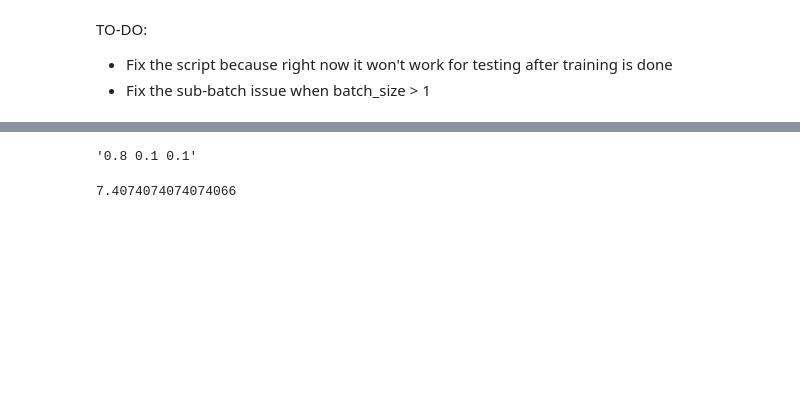
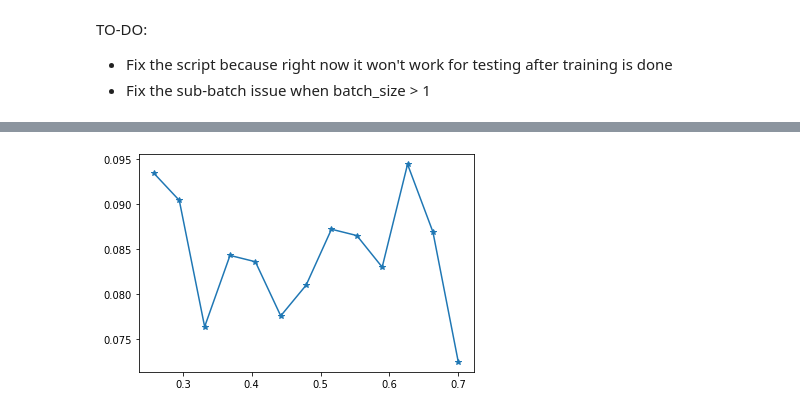
Before and after one commit to learningmatter-mit/NeuralForceField, a Jupyter notebook: tutorials/06_cp3d_dataset.ipynb, the cells around one changed output, grey strips where cells are left out. Cells and saved outputs as stored; diff of their text form; code cells hidden in the pictures; blank space fills up the shorter version.

```diff
--- a/tutorials/06_cp3d_dataset.ipynb
+++ b/tutorials/06_cp3d_dataset.ipynb
@@ -387,8 +325,0 @@ make_split(csv_folder, summary_dic, prop)
-# %%
-import numpy as np
-
-split_sizes = [0.8, 0.1, 0.1]
-split_str = " ".join(np.array(split_sizes).astype("str"))
-split_str
-# %% [output]
-'0.8 0.1 0.1'
@@ -426,4 +325,0 @@ for name in ['train', 'val', 'test']:
-# %%
-6 / 81 * 100
-# %% [output]
-7.4074074074074066
@@ -432,0 +326,27 @@ dictobj = [dict(i) for i in reader]
+# %%
+from matplotlib import pyplot as plt
+
+dic = {
+    "0.2578947368421053": 0.0934,
+    "0.29473684210526313": 0.0904,
+    "0.33157894736842103": 0.0764,
+    "0.3684210526315789": 0.0843,
+    "0.4052631578947368": 0.0836,
+    "0.4421052631578947": 0.0776,
+    "0.4789473684210526": 0.081,
+    "0.5157894736842105": 0.0872,
+    "0.5526315789473684": 0.0865,
+    "0.5894736842105263": 0.083,
+    "0.6263157894736842": 0.0944,
+    "0.6631578947368421": 0.0869,
+    "0.7": 0.0725
+}
+
+
+x = np.array(list(dic.keys())).astype('float')
+y = list(dic.values())
+
+plt.plot(x, y, '-*')
+plt.show()
+# %% [output]
+[figure, added]
```
Also changed, not shown: parts of 21 cells of this notebook.
